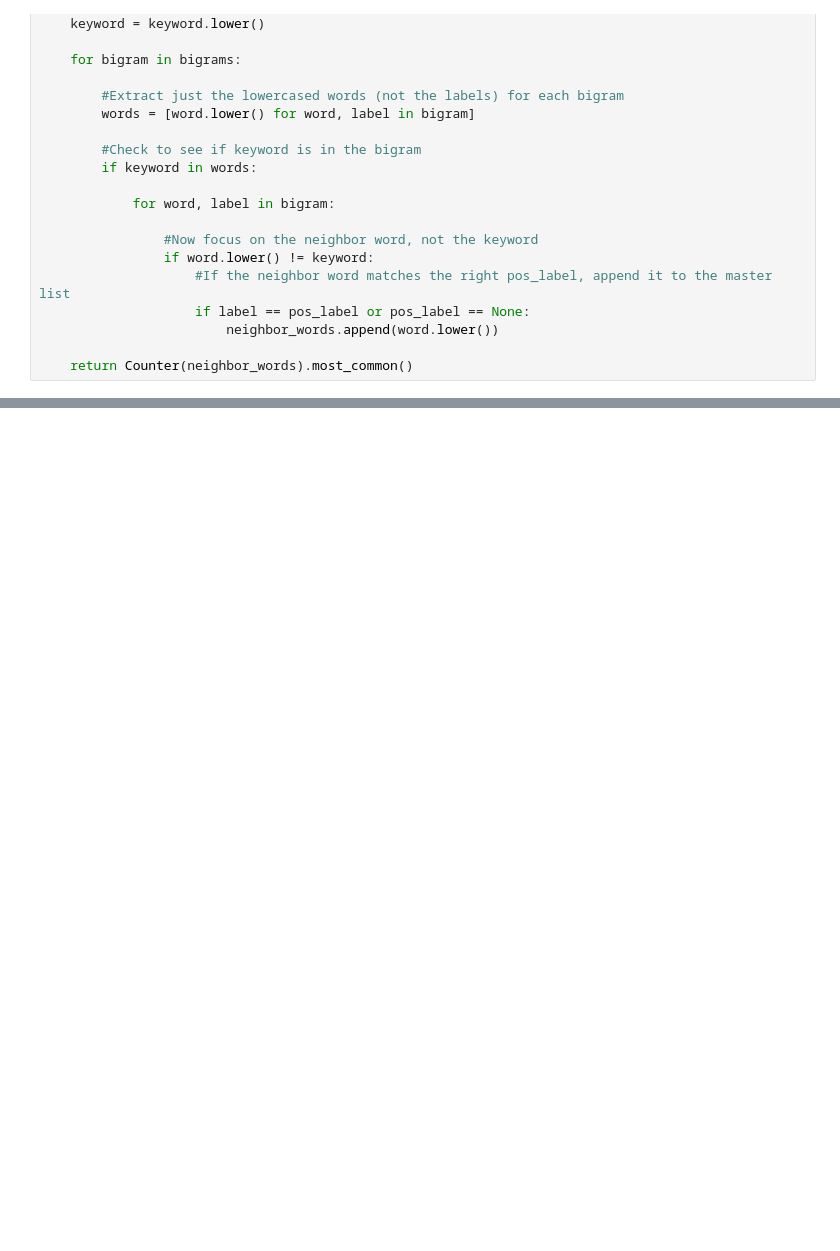
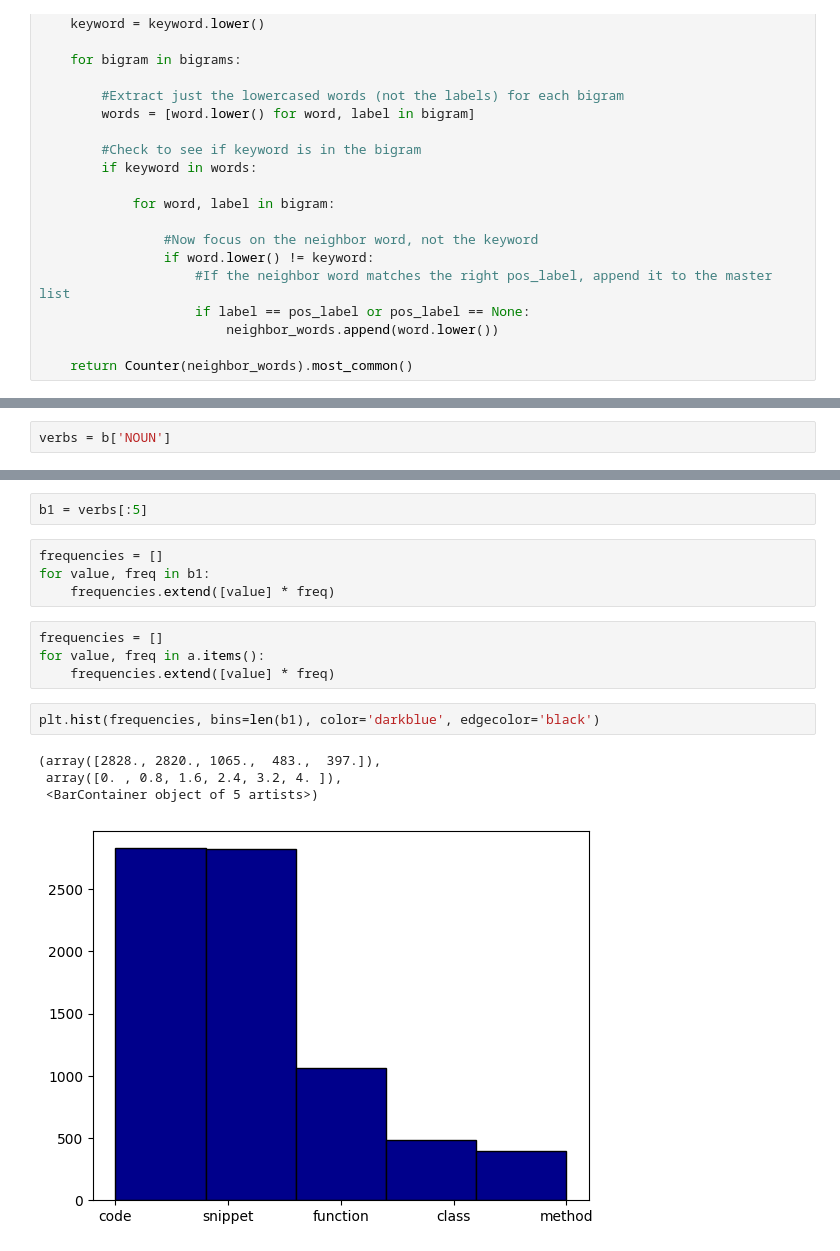
Before and after one commit to WM-SEMERU/in-context-vul-severity, a Jupyter notebook: notebooks/03_prediction_eda.ipynb, the cells around one changed output, grey strips where cells are left out. Drawn from its saved outputs; the diff is of its cells as text; blank space fills up the shorter version.

```diff
--- a/notebooks/03_prediction_eda.ipynb
+++ b/notebooks/03_prediction_eda.ipynb
@@ -137,0 +215,2 @@ def get_neighbor_words(keyword, bigrams, pos_label = None):
+# %%
+verbs = b['NOUN']
@@ -137,0 +237,17 @@ def get_neighbor_words(keyword, bigrams, pos_label = None):
+# %%
+b1 = verbs[:5]
+# %%
+frequencies = []
+for value, freq in b1:
+    frequencies.extend([value] * freq)
+# %%
+frequencies = []
+for value, freq in a.items():
+    frequencies.extend([value] * freq)
+# %%
+plt.hist(frequencies, bins=len(b1), color='darkblue', edgecolor='black')
+# %% [output]
+(array([2828., 2820., 1065.,  483.,  397.]),
+ array([0. , 0.8, 1.6, 2.4, 3.2, 4. ]),
+ <BarContainer object of 5 artists>)
+[figure, added]
```
Also changed, not shown: parts of 35 cells of this notebook, 9 other files.
